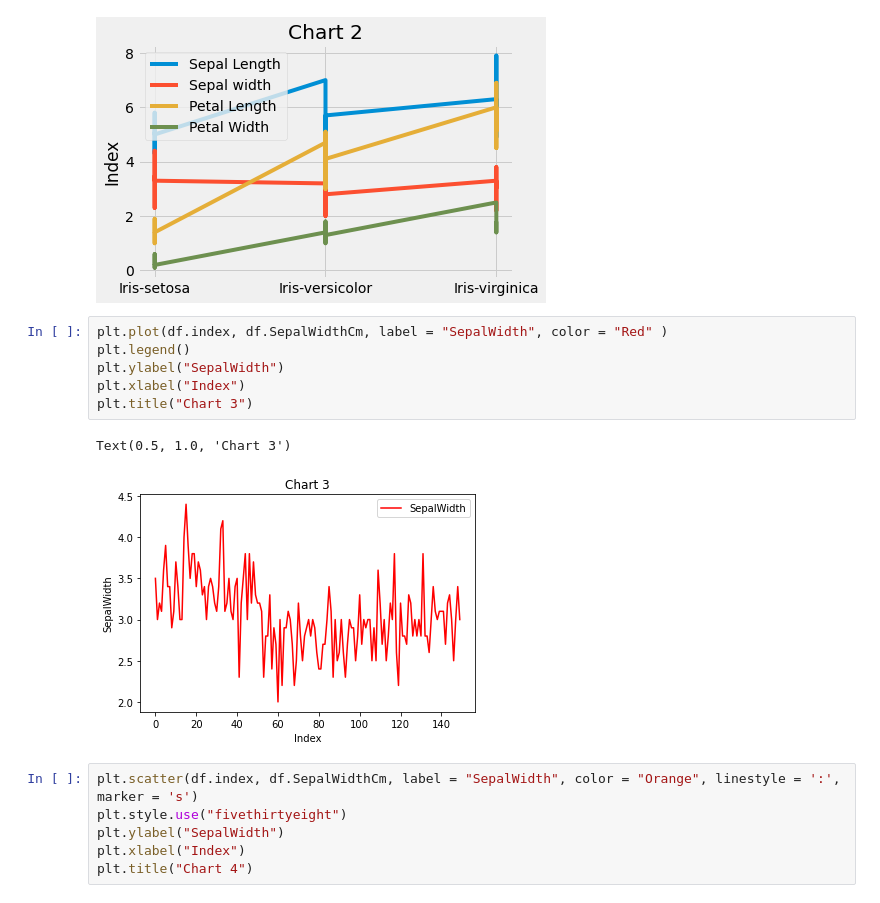
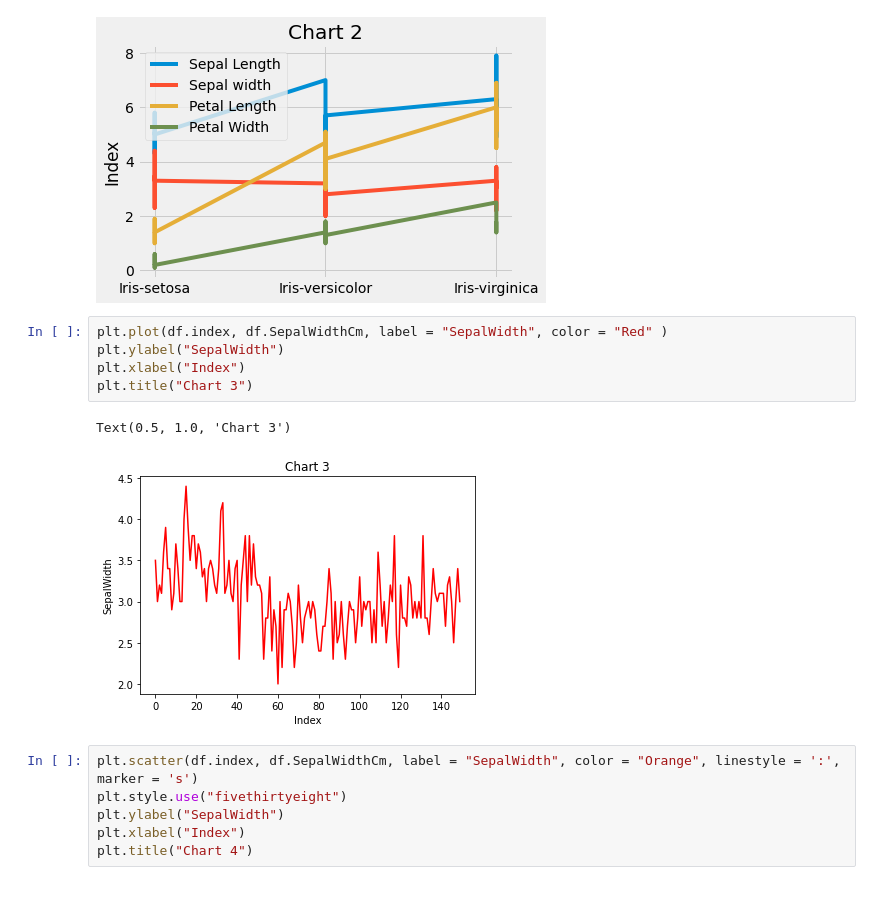
Before and after one commit to drissdunn/Data-Science, a Jupyter notebook: viz.ipynb, the cells around one changed output. Saved outputs shown, nothing was run; the diff lists cells and outputs as text.

Commit message:
Visualizations

```diff
--- a/viz.ipynb
+++ b/viz.ipynb
@@ -45,13 +45,12 @@ plt.show()
 [figure]
 # %%
 plt.plot(df.index, df.SepalWidthCm, label = "SepalWidth", color = "Red" )
-plt.legend()
 plt.ylabel("SepalWidth")
 plt.xlabel("Index")
 plt.title("Chart 3")
 # %% [output]
 Text(0.5, 1.0, 'Chart 3')
-[figure, old version]
+[figure, new version]
 # %%
 plt.scatter(df.index, df.SepalWidthCm, label = "SepalWidth", color = "Orange", linestyle = ':', marker = 's')
 plt.style.use("fivethirtyeight")
```
Also changed, not shown: parts of 8 cells of this notebook.
